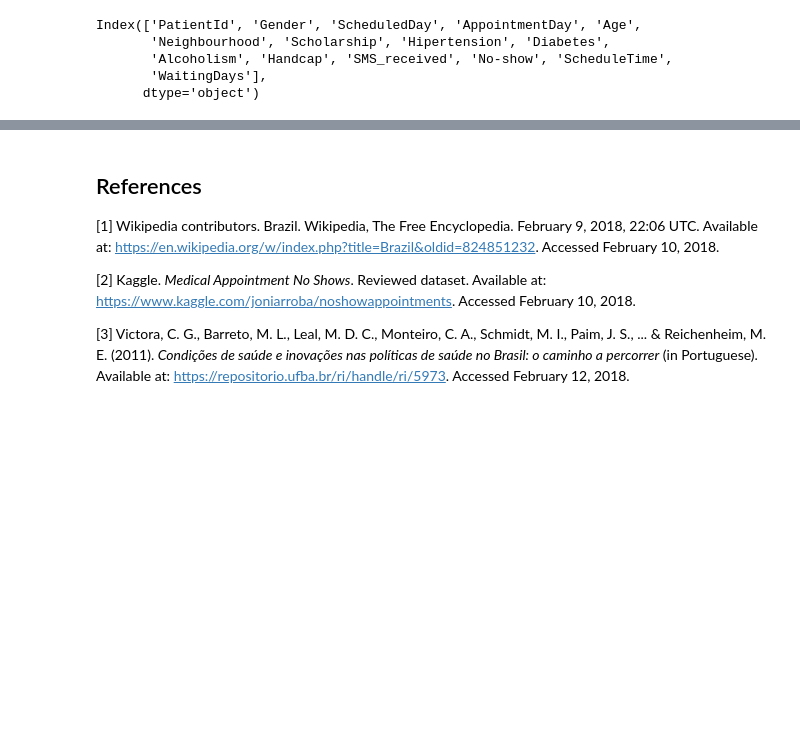
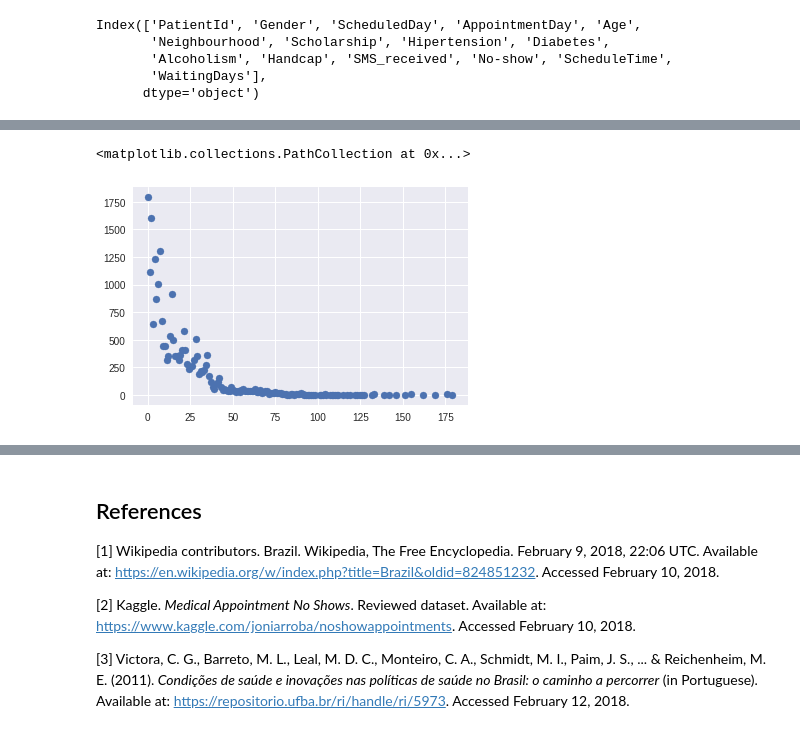
Before and after one commit to tbnsilveira/DAND-IntroDataAnalysis, a Jupyter notebook: tbnsilveira_Project01_InvestigateDataset.ipynb, the cells around one changed output, grey strips where cells are left out. Saved outputs shown, nothing was run; the diff lists cells and outputs as text; code cells hidden in the pictures; blank space fills up the shorter version.

```diff
--- a/tbnsilveira_Project01_InvestigateDataset.ipynb
+++ b/tbnsilveira_Project01_InvestigateDataset.ipynb
@@ -384,0 +496,4 @@ dataset.describe()
+# %%
+backup = dataset.copy()
+# %%
+dataset = backup.copy()
@@ -384,0 +504,2 @@ dataset.describe()
+# %%
+dataset['WaitingDays'] = dataset.WaitingDays.dt.days  #Convert the full "timedelta" to just the day information
@@ -384,0 +531,4 @@ dataset.describe()
+# %%
+waitingdays = dataset.groupby(by=['WaitingDays','No_show']).count()['PatientId'].unstack()
+waitingdays.fillna(value=0,inplace=True)
+waitingdays
@@ -384,0 +584,5 @@ dataset.describe()
+# %%
+plt.scatter(waitingdays.index, waitingdays['Yes'])
+# %% [output]
+<matplotlib.collections.PathCollection at 0x...>
+[figure, added]
```
Also changed, not shown: parts of 90 cells of this notebook, 1 other file.
